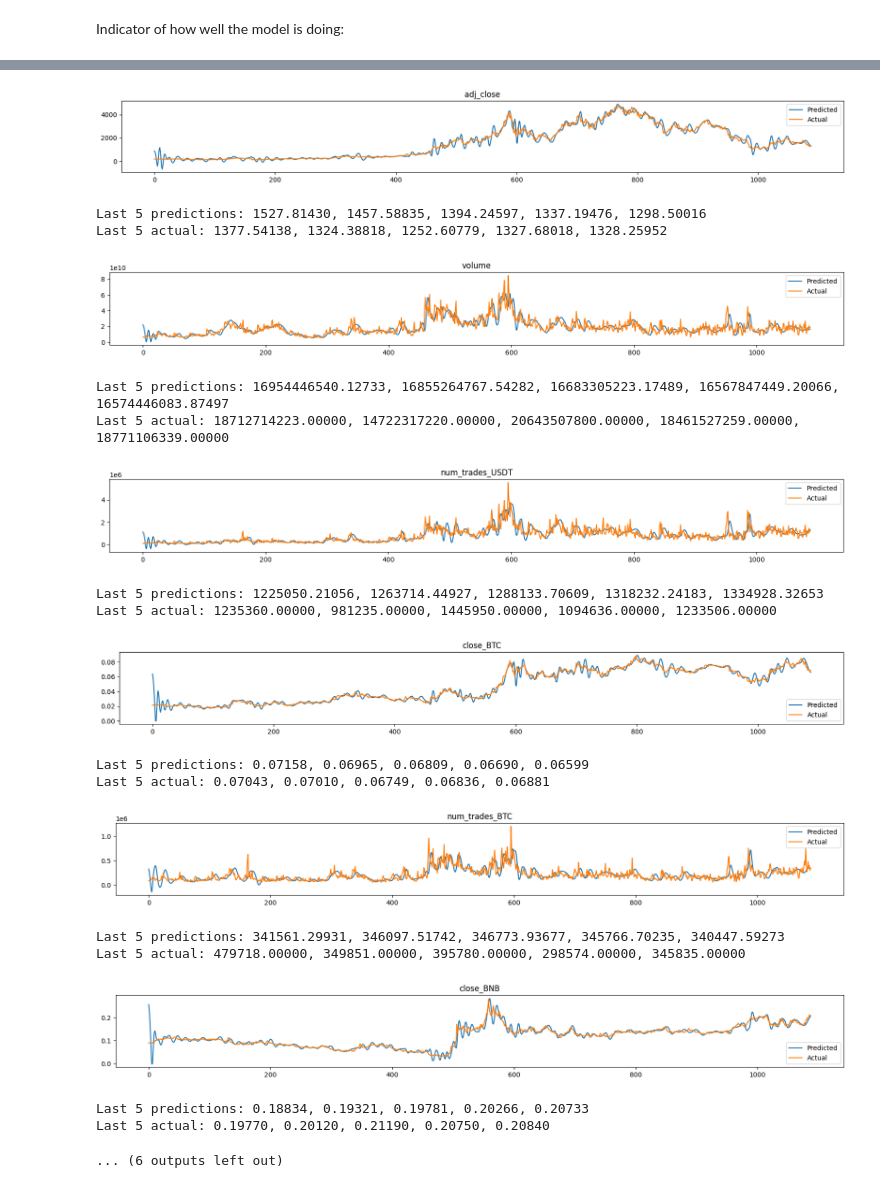
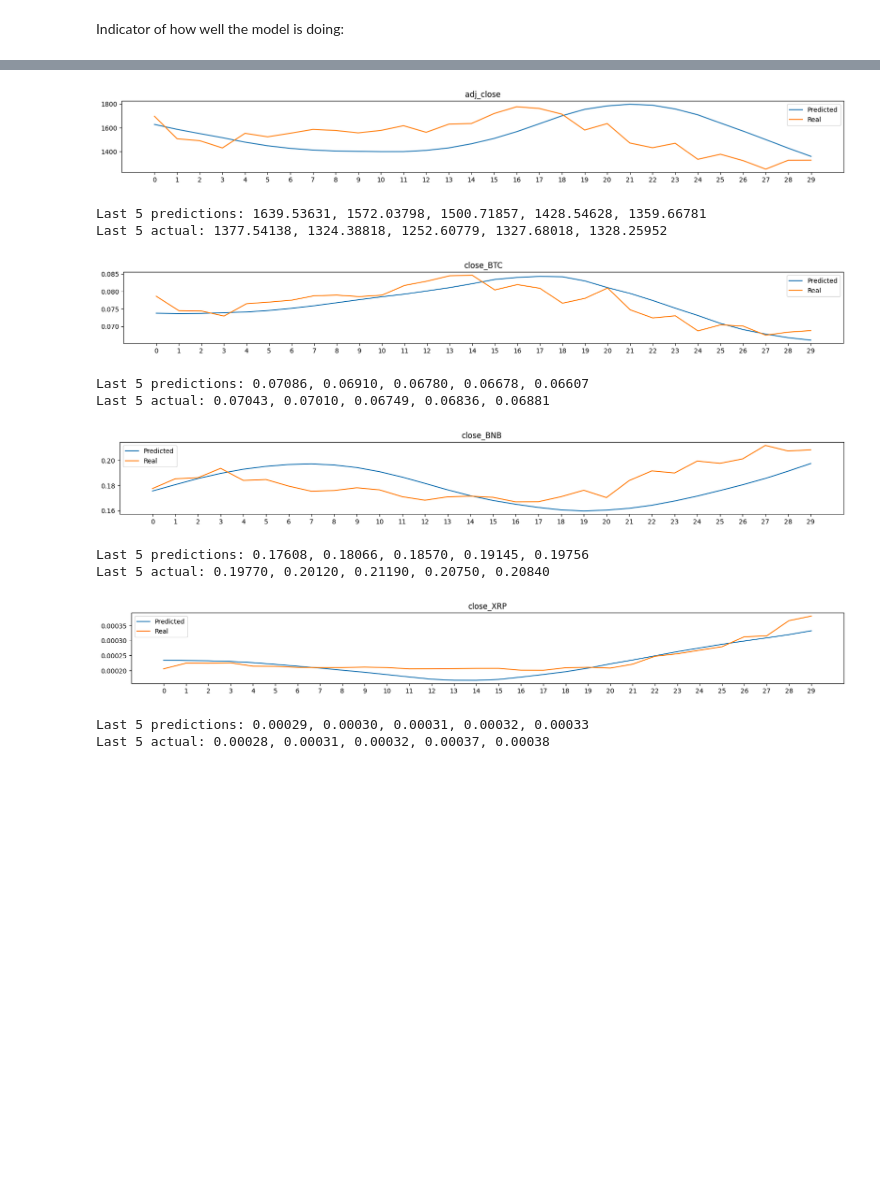
Before and after one commit to CAMAY3101/KALIK, a Jupyter notebook: model/modelo.ipynb, the cells around one changed output, grey strips where cells are left out. Drawn from its saved outputs; the diff is of its cells as text; code cells hidden in the pictures; blank space fills up the shorter version.

Commit message:
New long forecasting model and next day model

```diff
--- a/model/modelo.ipynb
+++ b/model/modelo.ipynb
@@ -387,3 +395,5 @@ fore_stock = test_stock # out_stock
+# %%
+fore_stock = out_stock # test_stock #
 # %% [markdown]
 We use torch.no_grad() to avoid tracking the gradients for the test set. We have already set the model to evaluation mode.
 
@@ -394,10 +404,12 @@ For stock variables, we take the last prediction, and for each day of the foreca
 # forcast the next 7 days
 forecasts = []
 forecasts.append(fore_stock) # add the start point
+Stock_l.eval()
 with torch.no_grad():
     for i in range(7):
         # predict the next day
         fore_stock, hidden_stock = Stock_l(fore_stock, hidde_stock, out_senti)
-        optimizer_l.zero_grad()
+        # optimizer_l.zero_grad()
         optimizer_l.step()
         forecasts.append(fore_stock)
+print(forecasts)
@@ -416,14 +426,10 @@ print(forecasts)
 # %%
 # make forecast to numpy
-forecast_mod = torch.cat(forecasts, dim=0)
 # cant use forecast = forecast.detach().numpy() due to version issues, workaround:
-forecast_mod = forecast_mod.tolist()
-forecast_np = np.array(forecast_mod)
+forecast_np = np.array(torch.cat(forecasts, dim=0).tolist())
 forecast_np = np.squeeze(forecast_np, axis=1)
 # make preds to numpy
-preds_mod = torch.cat(preds_l, dim=0)
-preds_mod = preds_mod.tolist()
-preds_np = np.array(preds_mod)
+preds_np = np.array(torch.cat(preds_l, dim=0).tolist())
 preds_np = np.squeeze(preds_np, axis=1)
 real_values = stocks_norm_np[1:,:] # remove first row
 print (forecast_np.shape)
@@ -516,0 +525,13 @@ Average: 58.73%
+# %%
+# graph predictions vs actual
+for i in range(9):
+    if i == 1 or i == 2 or i == 4 or i == 6 or i == 8:
+        continue
+    plt.figure(figsize=(20,2))
+    plt.plot(preds_np[:,i], label='Predicted')
+    plt.plot(real_values[:-7,i], label='Real')
+    plt.legend()
+    plt.title(col_names[i])
+    plt.show()
+    print ('Last 5 predictions: %.5f, %.5f, %.5f, %.5f, %.5f' % (preds_np[-5,i], preds_np[-4,i], preds_np[-3,i], preds_np[-2,i], preds_np[-1,i]))
+    print ('Last 5 actual: %.5f, %.5f, %.5f, %.5f, %.5f' % (real_values[-12,i], real_values[-11,i], real_values[-10,i], real_values[-9,i], real_values[-8,i]))
@@ -517,33 +551,29 @@ Average: 58.73%
 # %%
 # graph predictions vs actual
 for i in range(9):
+    if i == 1 or i == 2 or i == 4 or i == 6 or i == 8:
+        continue
     plt.figure(figsize=(20,2))
-    plt.plot(preds_np_un[:,i], label='Predicted')
-    plt.plot(real_values_un[:-7,i], label='Actual')
+    plt.plot(preds_np_un[-30:,i], label='Predicted')
+    plt.plot(real_values_un[-37:-7,i], label='Real')
     plt.legend()
+    plt.xticks(np.arange(0, 30, 1))
     plt.title(col_names[i])
     plt.show()
     print ('Last 5 predictions: %.5f, %.5f, %.5f, %.5f, %.5f' % (preds_np_un[-5,i], preds_np_un[-4,i], preds_np_un[-3,i], preds_np_un[-2,i], preds_np_un[-1,i]))
     print ('Last 5 actual: %.5f, %.5f, %.5f, %.5f, %.5f' % (real_values_un[-12,i], real_values_un[-11,i], real_values_un[-10,i], real_values_un[-9,i], real_values_un[-8,i]))
 # %% [output]
-[figure, old version]
+[figure, new version]
-Last 5 predictions: 1527.81430, 1457.58835, 1394.24597, 1337.19476, 1298.50016
+Last 5 predictions: 1639.53631, 1572.03798, 1500.71857, 1428.54628, 1359.66781
 Last 5 actual: 1377.54138, 1324.38818, 1252.60779, 1327.68018, 1328.25952
-[figure, old version]
+[figure, new version]
-Last 5 predictions: 16954446540.12733, 16855264767.54282, 16683305223.17489, 16567847449.20066, 16574446083.87497
-Last 5 actual: 18712714223.00000, 14722317220.00000, 20643507800.00000, 18461527259.00000, 18771106339.00000
+Last 5 predictions: 0.07086, 0.06910, 0.06780, 0.06678, 0.06607
+Last 5 actual: 0.07043, 0.07010, 0.06749, 0.06836, 0.06881
-[figure, old version]
+[figure, new version]
-Last 5 predictions: 1225050.21056, 1263714.44927, 1288133.70609, 1318232.24183, 1334928.32653
-Last 5 actual: 1235360.00000, 981235.00000, 1445950.00000, 1094636.00000, 1233506.00000
+Last 5 predictions: 0.17608, 0.18066, 0.18570, 0.19145, 0.19756
+Last 5 actual: 0.19770, 0.20120, 0.21190, 0.20750, 0.20840
-[figure, old version]
+[figure, new version]
-Last 5 predictions: 0.07158, 0.06965, 0.06809, 0.06690, 0.06599
-Last 5 actual: 0.07043, 0.07010, 0.06749, 0.06836, 0.06881
+Last 5 predictions: 0.00029, 0.00030, 0.00031, 0.00032, 0.00033
+Last 5 actual: 0.00028, 0.00031, 0.00032, 0.00037, 0.00038
-[figure, removed]
-Last 5 predictions: 341561.29931, 346097.51742, 346773.93677, 345766.70235, 340447.59273
-Last 5 actual: 479718.00000, 349851.00000, 395780.00000, 298574.00000, 345835.00000
-[figure, removed]
-Last 5 predictions: 0.18834, 0.19321, 0.19781, 0.20266, 0.20733
-Last 5 actual: 0.19770, 0.20120, 0.21190, 0.20750, 0.20840
-... (6 outputs left out)
 # %%
 # graph actual vs predictions + forecast
```
Also changed, not shown: parts of 18 cells of this notebook, 22 other files.
